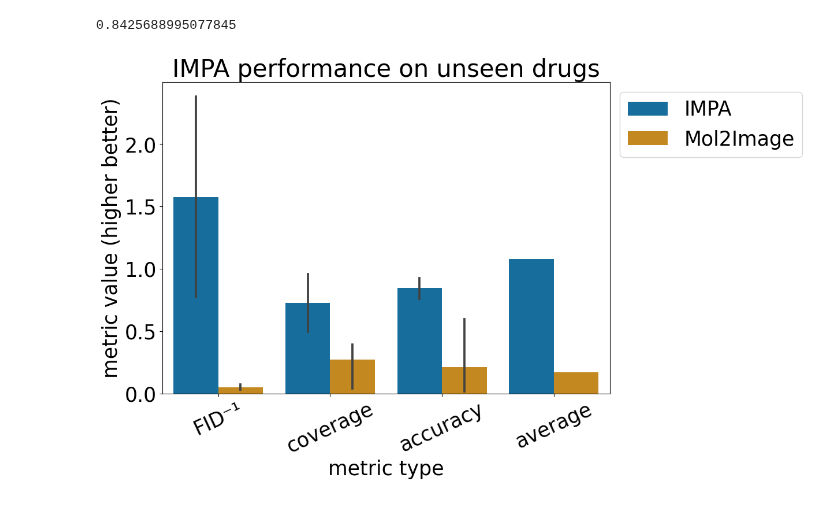
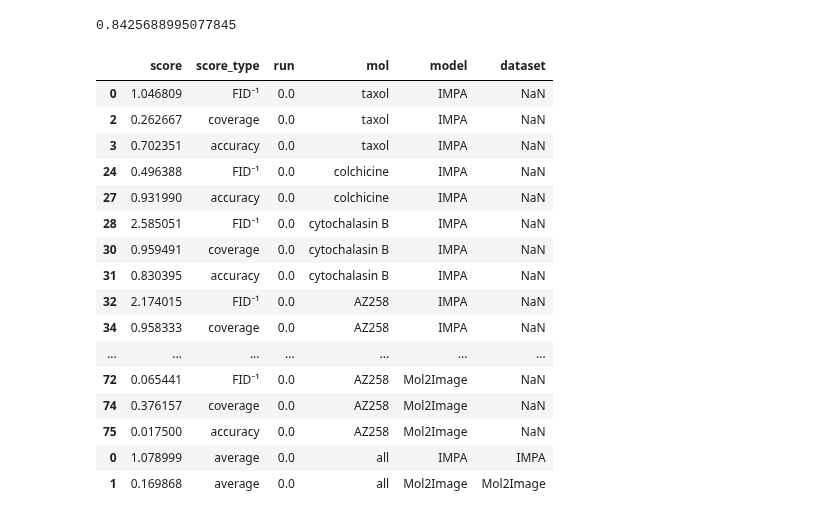
Before and after one commit to theislab/IMPA, a Jupyter notebook: notebooks/cpg0000/corrections_old_paper/unseen_drugs_whole_bbbc021/plot_scores.ipynb, the cells around one changed output. Drawn from its saved outputs; the diff is of its cells as text; code cells hidden in the pictures.

```diff
--- a/notebooks/cpg0000/corrections_old_paper/unseen_drugs_whole_bbbc021/plot_scores.ipynb
+++ b/notebooks/cpg0000/corrections_old_paper/unseen_drugs_whole_bbbc021/plot_scores.ipynb
@@ -461,25 +446,43 @@ complete_score.groupby(["model", "score_type"]).mean()
 # %% [output]
 0.8425688995077845
 # %%
-plt.figure(figsize=(10,7))
-ax = sns.barplot(data=complete_score,
-                x='score_type',
-                y='score',
-                hue='model',
-                palette='colorblind',
-                orient='v')
+# plt.figure(figsize=(10,7))
+# ax = sns.barplot(data=complete_score,
+#                 x='score_type',
+#                 y='score',
+#                 hue='model',
+#                 palette='colorblind',
+#                 orient='v')
 
-ax.tick_params(axis='x', rotation=25)
-plt.xticks(fontsize=25)
-plt.yticks(fontsize=25)
+# ax.tick_params(axis='x', rotation=25)
+# plt.xticks(fontsize=25)
+# plt.yticks(fontsize=25)
 
-plt.ylabel('metric value (higher better)', fontsize=25)
-plt.xlabel('metric type', fontsize=25)
-plt.legend(loc=2, bbox_to_anchor=(1, 1), prop={'size': 25})
-plt.title('IMPA performance on unseen drugs', fontsize=30)
-plt.savefig("/home/icb/alessandro.palma/environment/IMPA/IMPA/notebooks/cpg0000/corrections_old_paper/plots/updated_performance_unseen.svg",
-           dpi=300,format='svg')
+# plt.ylabel('metric value (higher better)', fontsize=25)
+# plt.xlabel('metric type', fontsize=25)
+# plt.legend(loc=2, bbox_to_anchor=(1, 1), prop={'size': 25})
+# plt.title('IMPA performance on unseen drugs', fontsize=30)
+# plt.savefig("/home/icb/alessandro.palma/environment/IMPA/IMPA/notebooks/cpg0000/corrections_old_paper/plots/updated_performance_unseen.svg",
+#            dpi=300,format='svg')
 
-plt.show()
+# plt.show()
-# %% [output]
-[figure, removed]
+# %%
+complete_score
+# %% [output]
+|  | score | score_type | run | mol | model | dataset |
+| 0 | 1.046809 | FID⁻¹ | 0.0 | taxol | IMPA | NaN |
+| 2 | 0.262667 | coverage | 0.0 | taxol | IMPA | NaN |
+| 3 | 0.702351 | accuracy | 0.0 | taxol | IMPA | NaN |
+| 24 | 0.496388 | FID⁻¹ | 0.0 | colchicine | IMPA | NaN |
+| 27 | 0.931990 | accuracy | 0.0 | colchicine | IMPA | NaN |
+| 28 | 2.585051 | FID⁻¹ | 0.0 | cytochalasin B | IMPA | NaN |
+| 30 | 0.959491 | coverage | 0.0 | cytochalasin B | IMPA | NaN |
+| 31 | 0.830395 | accuracy | 0.0 | cytochalasin B | IMPA | NaN |
+| 32 | 2.174015 | FID⁻¹ | 0.0 | AZ258 | IMPA | NaN |
+| 34 | 0.958333 | coverage | 0.0 | AZ258 | IMPA | NaN |
+| ... | ... | ... | ... | ... | ... | ... |
+| 72 | 0.065441 | FID⁻¹ | 0.0 | AZ258 | Mol2Image | NaN |
+| 74 | 0.376157 | coverage | 0.0 | AZ258 | Mol2Image | NaN |
+| 75 | 0.017500 | accuracy | 0.0 | AZ258 | Mol2Image | NaN |
+| 0 | 1.078999 | average | 0.0 | all | IMPA | IMPA |
+| 1 | 0.169868 | average | 0.0 | all | Mol2Image | Mol2Image |
```
Also changed, not shown: parts of 10 cells of this notebook, 9 other files.
